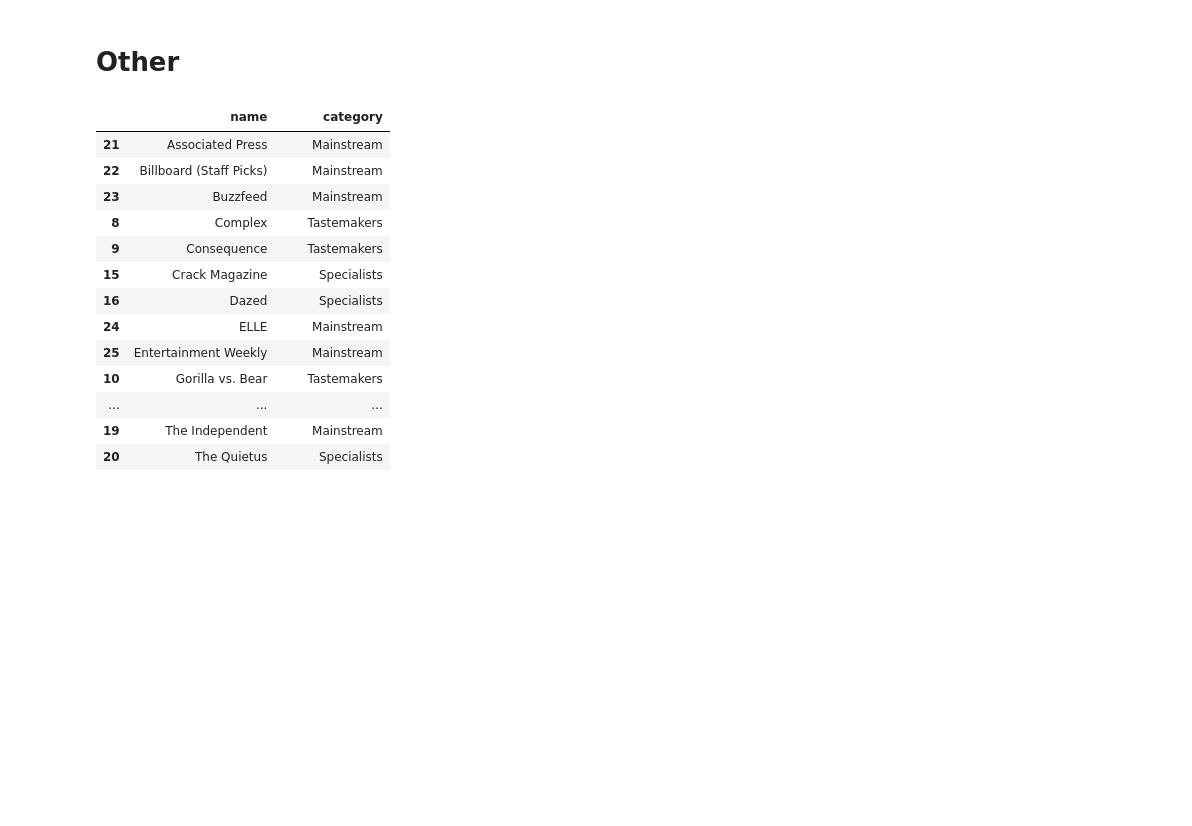
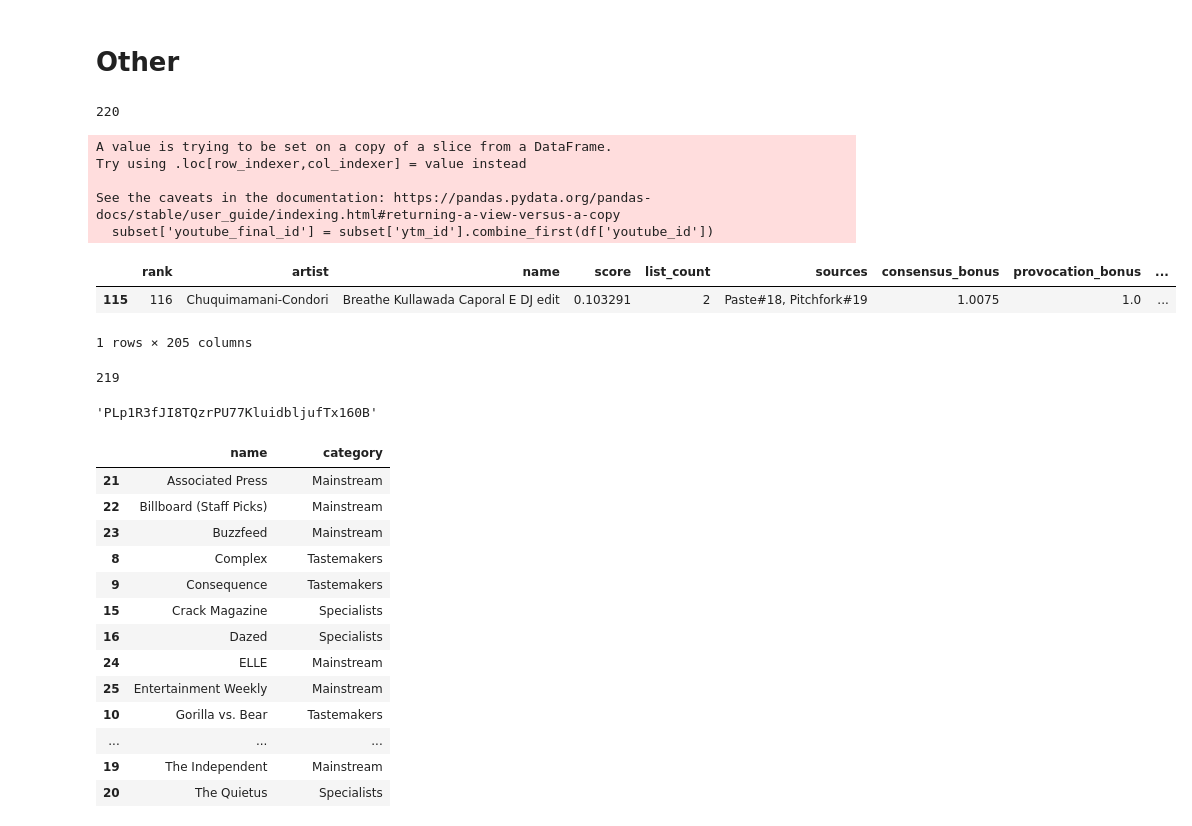
Before and after one commit to eandx1/consensus-best-songs-2025, a Jupyter notebook: python/notebooks/best_songs_merge.ipynb, the cells around one changed output. Drawn from its saved outputs; the diff is of its cells as text; code cells hidden in the pictures; blank space fills up the shorter version.

```diff
--- a/python/notebooks/best_songs_merge.ipynb
+++ b/python/notebooks/best_songs_merge.ipynb
@@ -8281,6 +8281,61 @@ Summary Statistics by Source:
 # %%
 import pandas as pd
 df = pd.read_csv("outputs/data_scored_ytm_quotes.csv")
+# %%
+rank_cols = [c for c in df.columns if c.startswith('rank')]
+df['max_rank'] = df[rank_cols].max(axis=1)
+
+subset = df[(df['list_count']>1) | (df['max_rank']<25)]
+print(len(subset))
+
+subset['youtube_final_id'] = subset['ytm_id'].combine_first(df['youtube_id'])
+
+missing = subset[subset['youtube_final_id'].isna()]
+display(missing)
+
+
+subset = subset[subset['youtube_final_id'].notna()]
+print(len(subset))
+# %% [output]
+220
+A value is trying to be set on a copy of a slice from a DataFrame.
+Try using .loc[row_indexer,col_indexer] = value instead
+
+See the caveats in the documentation: https://pandas.pydata.org/pandas-docs/stable/user_guide/indexing.html#returning-a-view-versus-a-copy
+  subset['youtube_final_id'] = subset['ytm_id'].combine_first(df['youtube_id'])
+|  | rank | artist | name | score | list_count | sources | consensus_bonus | provocation_bonus | ... |
+| 115 | 116 | Chuquimamani-Condori | Breathe Kullawada Caporal E DJ edit | 0.103291 | 2 | Paste#18, Pitchfork#19 | 1.0075 | 1.0 | ... |
+1 rows × 205 columns
+219
+# %%
+from ytmusicapi import YTMusic
+
+yt = YTMusic("browser.json")
+
+yt.create_playlist("Subset1 2025", "Songs with max rank 25 or less or greater than 1 source",
+                   video_ids=list(subset['youtube_final_id']))
+
+
+# FETCH_LIVE_YOUTUBE = False
+
+# PLAYLIST_FILENAME = "youtube_playlist_tracks.json"
+
+
+# if FETCH_LIVE_YOUTUBE:
+#     yt = YTMusic("browser.json")
+#     # playlists = yt.get_library_playlists()
+#     # best_songs_playlist = [pl for pl in playlists if pl['title']=='Best of 2025 Lists'][0]
+#     best_songs_playlist_id = "PLp1R3fJI8TQx8yXM4IYz5DwZGXOYehr1f"
+#     pl = yt.get_playlist(best_songs_playlist_id, limit=1000, suggestions_limit=0)
+#     yt_songs_list = pl["tracks"]
+
+#     with open(PLAYLIST_FILENAME, "w", encoding="utf-8") as f:
+#         f.write(json.dumps(yt_songs_list))
+# else:
+#     with open(PLAYLIST_FILENAME, "r", encoding="utf-8") as f:
+#         yt_songs_list = json.loads(f.read())
+# %% [output]
+'PLp1R3fJI8TQzrPU77KluidbljufTx160B'
 # %%
 sources = list()
 
```
Also changed, not shown: parts of 12 cells of this notebook, 4 other files.
